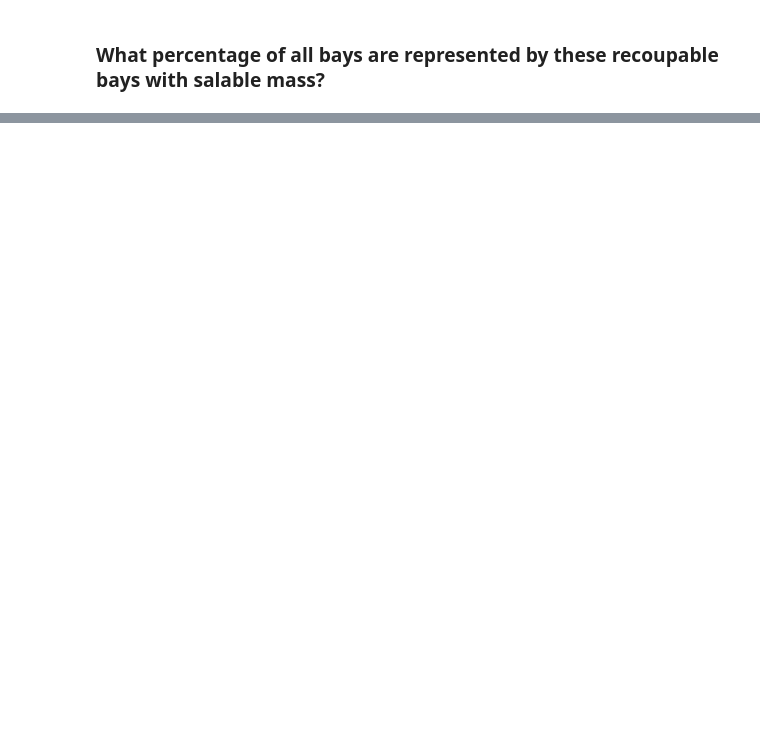
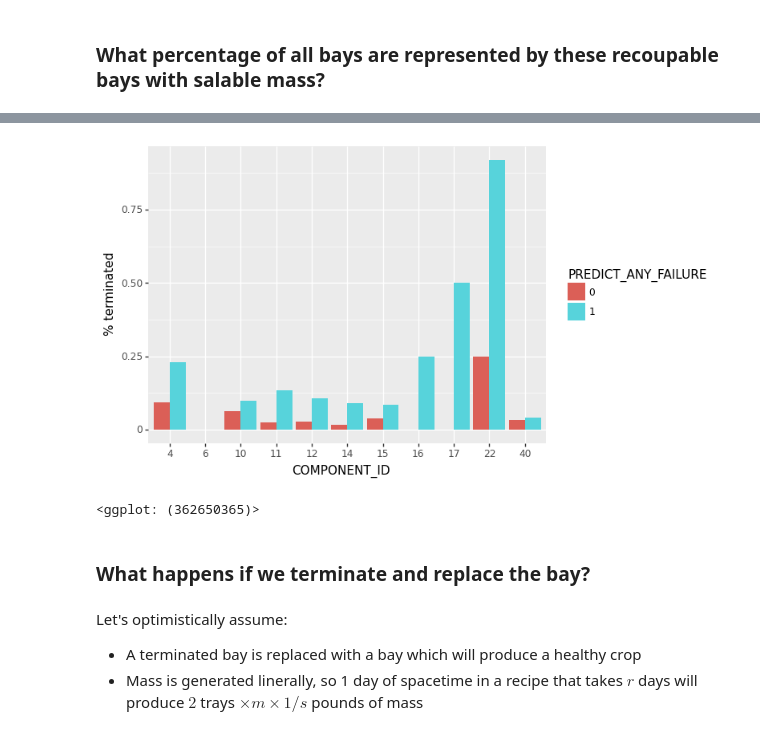
Before and after one commit to pmccarthy-bowery/analyses, a Jupyter notebook: 20221122 - Impact of Bay Partner Termination.ipynb, the cells around one changed output, grey strips where cells are left out. Saved outputs shown, nothing was run; the diff lists cells and outputs as text; code cells hidden in the pictures; blank space fills up the shorter version.

```diff
--- a/20221122 - Impact of Bay Partner Termination.ipynb
+++ b/20221122 - Impact of Bay Partner Termination.ipynb
@@ -771,0 +668,15 @@ df_results.groupby(['COMPONENT_ID','PREDICT_ANY_FAILURE']).size().reset_index().
+# %%
+df_list = {}
+
+for component_id in df['COMPONENT_ID'].unique():
+
+    df_component = df.query(f"COMPONENT_ID == {component_id}")
+
+    if len(df_component) > 100:
+        dates_between = [df_component['COMPLETED_ON_SCHEDULED'].min() + datetime.timedelta(days=x) for x in range((df_component['COMPLETED_ON_SCHEDULED'].max() - df_component['COMPLETED_ON_SCHEDULED'].min()).days)]
+
+        for end_date in dates_between:
+
+            start_date = end_date - datetime.timedelta(days=30)
+
+            df_list[(component_id,end_date)] = summarize(start_date, end_date, df_component)
@@ -771,0 +790,33 @@ df_results.groupby(['COMPONENT_ID','PREDICT_ANY_FAILURE']).size().reset_index().
+# %%
+foo = (
+    df_results
+        .query("COMPLETED_ON_SCHEDULED < datetime.date(2022,7,19)")
+        .query("COMPLETED_ON_SCHEDULED >= datetime.date(2022,5,1)")
+    [['PREDICT_ANY_FAILURE','OUTCOME_A','OUTCOME_B','COMPONENT_ID']]
+    .pipe(lambda d: pd.melt(d,id_vars=['PREDICT_ANY_FAILURE','COMPONENT_ID']))
+    .groupby(['COMPONENT_ID','PREDICT_ANY_FAILURE','value']).size().reset_index()
+    .pivot(index=['COMPONENT_ID','PREDICT_ANY_FAILURE'],columns='value')
+    .fillna(0)
+    .apply(lambda x: x / x.sum(),axis=1)
+    .reset_index()
+#     .pipe(lambda d: pd.melt(d,id_vars=['COMPONENT_ID','PREDICT_ANY_FAILURE']))
+)
+
+foo.columns = ['COMPONENT_ID','PREDICT_ANY_FAILURE','complete','terminated']
+(
+    foo
+    .pipe(lambda d: pd.melt(d, id_vars=['COMPONENT_ID','PREDICT_ANY_FAILURE']))
+    .assign(COMPONENT_ID = lambda d: pd.Categorical(d['COMPONENT_ID']),
+            PREDICT_ANY_FAILURE = lambda d: pd.Categorical(d['PREDICT_ANY_FAILURE']))
+    .query('variable=="terminated"')
+    .pipe(lambda d: ggplot(d, aes(x='COMPONENT_ID',y='value',fill='PREDICT_ANY_FAILURE')) + geom_bar(stat='identity',position='dodge') + labs(y='% terminated'))
+)
+# %% [output]
+[figure, added]
+<ggplot: (362650365)>
+# %% [markdown]
+### What happens if we terminate and replace the bay?
+# %% [markdown]
+Let's optimistically assume:
+ * A terminated bay is replaced with a bay which will produce a healthy crop
+ * Mass is generated linerally, so 1 day of spacetime in a recipe that takes $r$ days will produce $2$ trays $\times m \times 1/s$ pounds of mass
```
Also changed, not shown: parts of 59 cells of this notebook.
